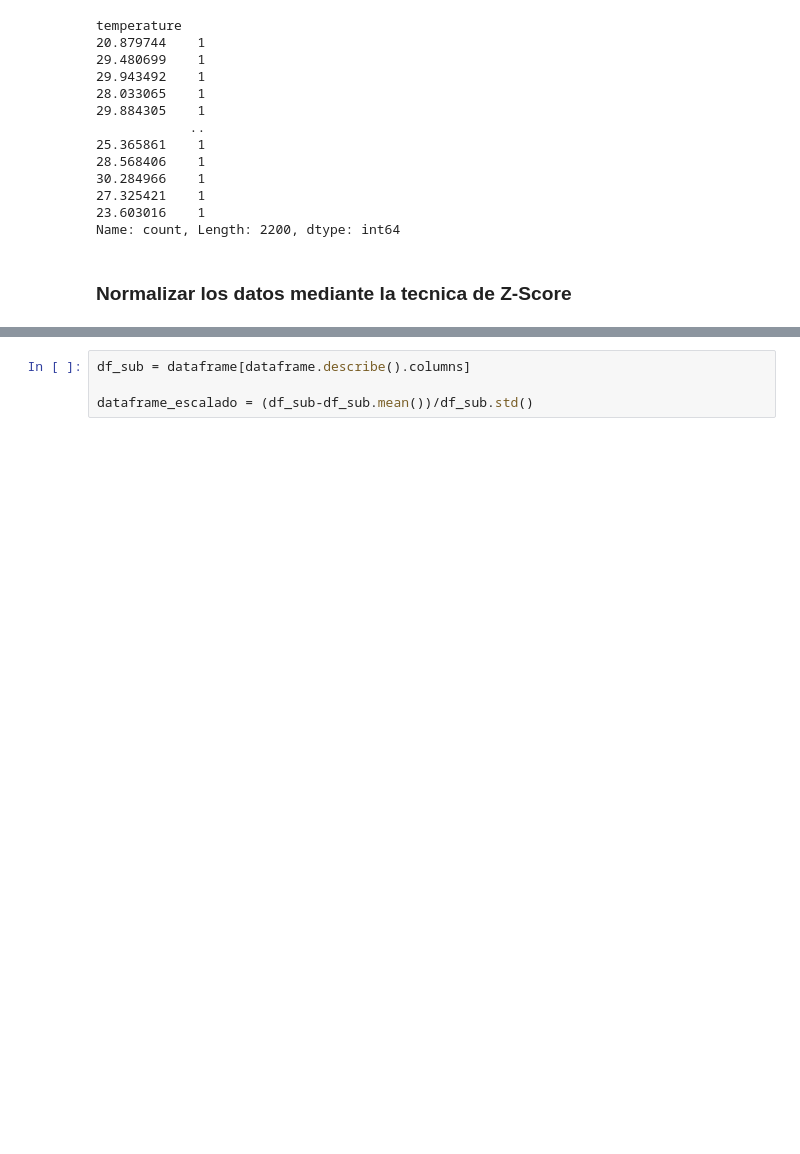
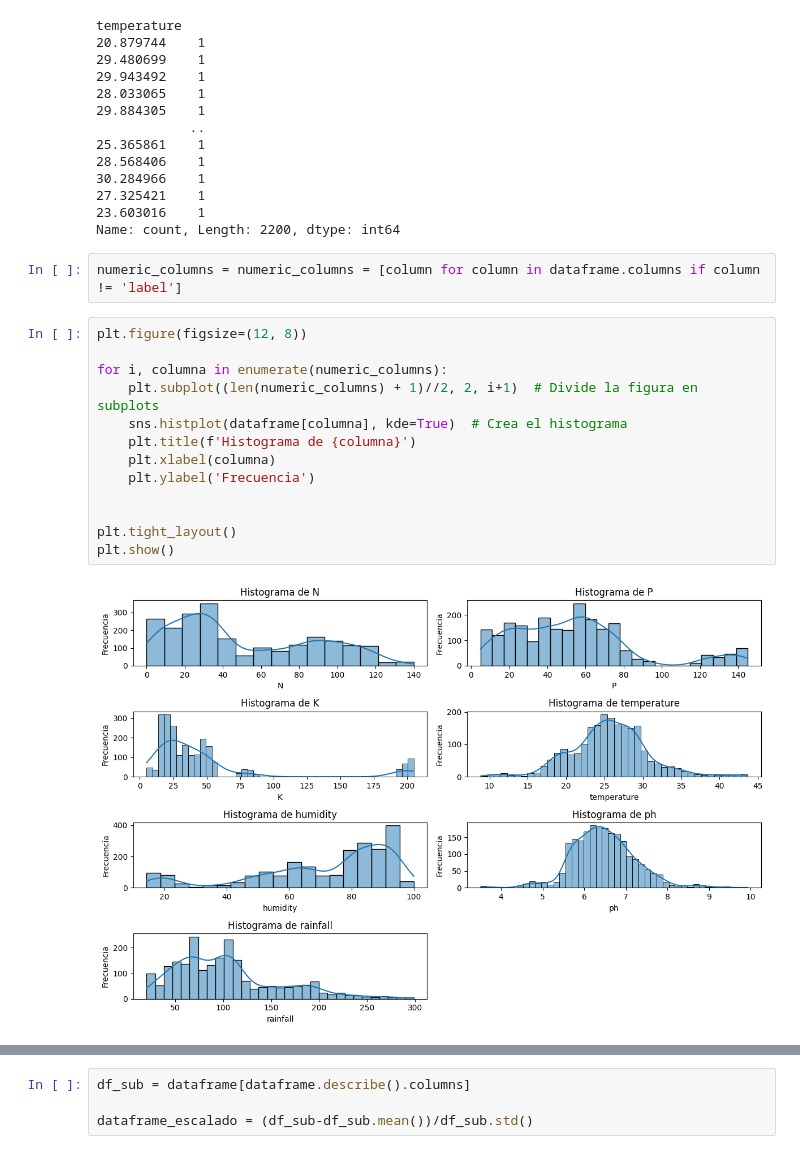
Before and after one commit to agustinarenas/MD-TUIA-Arenas-Petetta, a Jupyter notebook: TPDM_1_Petetta.ipynb, the cells around one changed output, grey strips where cells are left out. Saved outputs shown, nothing was run; the diff lists cells and outputs as text; blank space fills up the shorter version.

```diff
--- a/TPDM_1_Petetta.ipynb
+++ b/TPDM_1_Petetta.ipynb
@@ -132,5 +142,20 @@ temperature
 27.325421    1
 23.603016    1
 Name: count, Length: 2200, dtype: int64
-# %% [markdown]
-### Normalizar los datos mediante la tecnica de Z-Score
+# %%
+numeric_columns = numeric_columns = [column for column in dataframe.columns if column != 'label']
+# %%
+plt.figure(figsize=(12, 8))
+
+for i, columna in enumerate(numeric_columns):
+    plt.subplot((len(numeric_columns) + 1)//2, 2, i+1)  # Divide la figura en subplots
+    sns.histplot(dataframe[columna], kde=True)  # Crea el histograma
+    plt.title(f'Histograma de {columna}')
+    plt.xlabel(columna)
+    plt.ylabel('Frecuencia')
+
+
+plt.tight_layout()
+plt.show()
+# %% [output]
+[figure, added]
```
Also changed, not shown: parts of 53 cells of this notebook.
